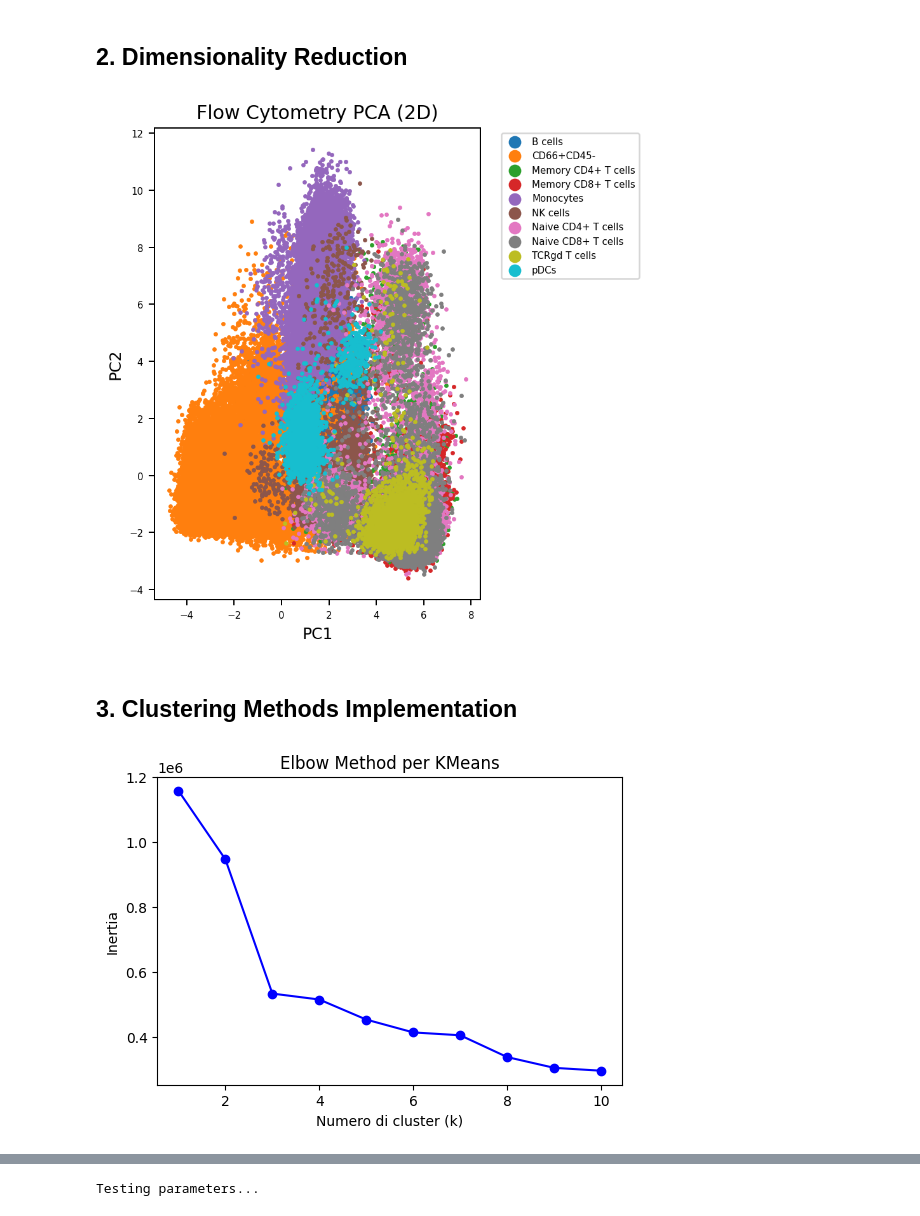
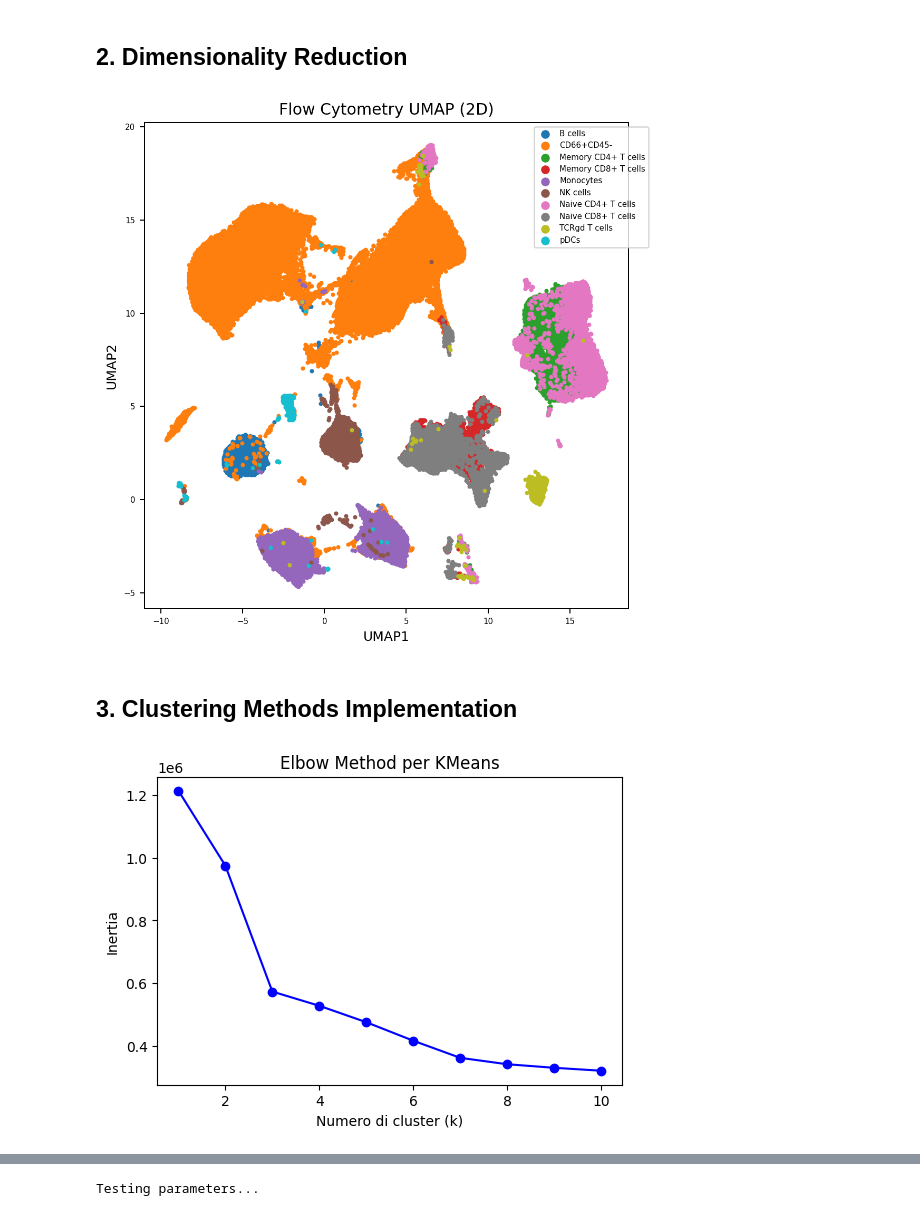
Before and after one commit to SimoneSantin/mass-cytometry-clustering-evaluation, a Jupyter notebook: main.ipynb, the cells around one changed output, grey strips where cells are left out. Cells and saved outputs as stored; diff of their text form; code cells hidden in the pictures.

```diff
--- a/main.ipynb
+++ b/main.ipynb
@@ -58,0 +60,13 @@ Data columns (total 35 columns):
+# %%
+num_cols = data_markers.shape[1]
+cols = data_markers.columns
+
+plt.figure(figsize=(18, 15))
+
+for i, col in enumerate(cols):
+    plt.subplot((num_cols // 4) + 1, 4, i + 1)
+    sns.histplot(data_markers[col], bins=40, kde=True)
+    plt.title(col)
+
+plt.tight_layout()
+plt.show()
@@ -59,39 +75,40 @@ Data columns (total 35 columns):
 # %% [markdown]
 ## 2. Dimensionality Reduction
 # %%
+import matplotlib.pyplot as plt
 import matplotlib.colors as mcolors
+import umap
+import numpy as np
 
-# X = markers
+
 X = data_markers.values
-y = labels_true   # <-- contiene stringhe
+y = labels_true
 
-# PCA 2D
-Xp = PCA(n_components=2).fit_transform(X)
+reducer = umap.UMAP(n_components=2, random_state=42, n_neighbors=10, min_dist=0.3)
+X_umap = reducer.fit_transform(X)
 
-# Crea una palette automaticamente con colori distinti
 unique_labels = np.unique(y)
 colors = list(mcolors.TABLEAU_COLORS.values()) + list(mcolors.CSS4_COLORS.values())
 
-# Crea un dizionario label → colore
 palette = {label: colors[i % len(colors)] for i, label in enumerate(unique_labels)}
 
-fig, ax = plt.subplots(dpi=180, figsize=(5, 5))
+fig, ax = plt.subplots(dpi=180, figsize=(6, 6))
 
 for label in unique_labels:
     ax.scatter(
-        Xp[y == label, 0],
-        Xp[y == label, 1],
-        s=3,
+        X_umap[y == label, 0],
+        X_umap[y == label, 1],
+        s=5,
         label=label,
         c=palette[label]
     )
 
 ax.tick_params(axis='both', which='major', labelsize=6)
-ax.legend(bbox_to_anchor=(1.05, 1), markerscale=4., fontsize=6)
-ax.set_xlabel('PC1')
-ax.set_ylabel('PC2')
-ax.set_title('Flow Cytometry PCA (2D)')
+ax.legend(bbox_to_anchor=(1.05, 1), markerscale=2.5, fontsize=6)
+ax.set_xlabel('UMAP1')
+ax.set_ylabel('UMAP2')
+ax.set_title('Flow Cytometry UMAP (2D)')
 plt.tight_layout()
 plt.show()
 # %% [output]
-[figure, old version]
+[figure, new version]
@@ -99,20 +150,12 @@ plt.show()
 ## 3. Clustering Methods Implementation
 # %%
 inertia = []
-k_range = range(1, 11)  # Prova con k da 1 a 10
+k_range = range(1, 11)
 for k in k_range:
     kmeans = KMeans(n_clusters=k, random_state=42)
     kmeans.fit(X_sample)
     inertia.append(kmeans.inertia_)
-
-# Plot dell'elbow
-plt.figure(figsize=(6,4))
-plt.plot(k_range, inertia, 'bo-')
-plt.xlabel('Numero di cluster (k)')
-plt.ylabel('Inertia')
-plt.title('Elbow Method per KMeans')
-plt.show()
 # %% [output]
-[figure, old version]
+[figure, new version]
 # %%
 
```
Also changed, not shown: parts of 29 cells of this notebook, 50 other files.
